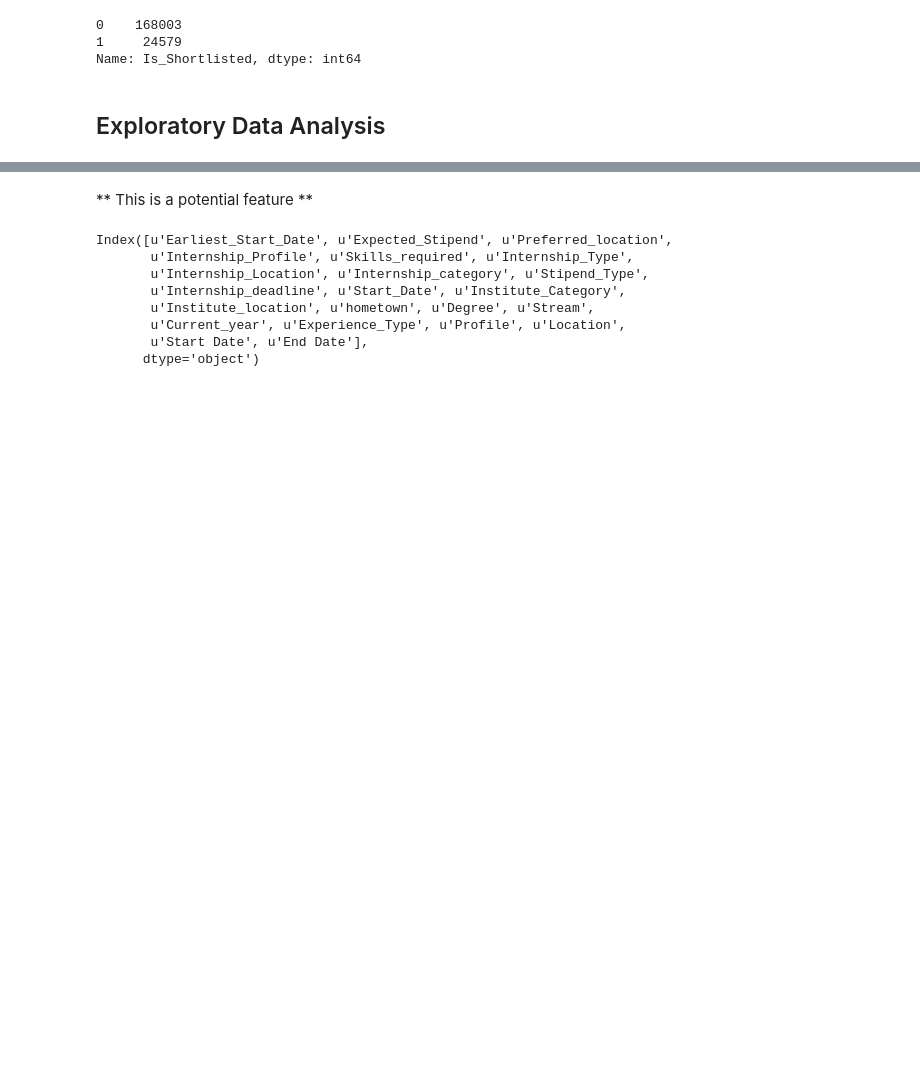
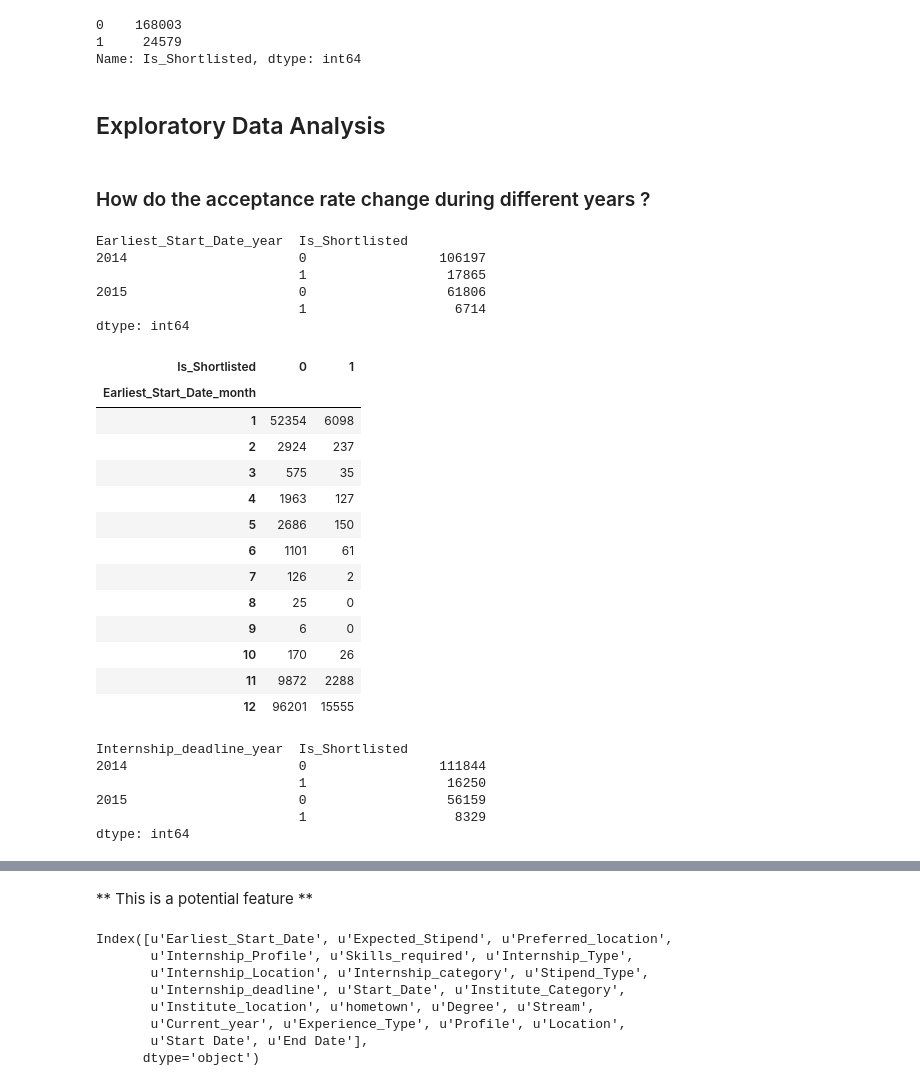
Before and after one commit to numb3r33/av-practice, a Jupyter notebook: date-your_data/notebooks/Date_Your_Data - Exploratory Data Analysis.ipynb, the cells around one changed output, grey strips where cells are left out. Cells and saved outputs as stored; diff of their text form; code cells hidden in the pictures; blank space fills up the shorter version.

```diff
--- a/date-your_data/notebooks/Date_Your_Data - Exploratory Data Analysis.ipynb
+++ b/date-your_data/notebooks/Date_Your_Data - Exploratory Data Analysis.ipynb
@@ -13,8 +13,8 @@ warnings.filterwarnings('ignore')
 date_columns = ['Internship_deadline', 'Earliest_Start_Date', 'Start Date',
                 'End Date', 'Start_Date']
 
-train_merged = pd.read_csv('../data/train_merged.csv')
-test_merged = pd.read_csv('../data/test_merged.csv')
+train_merged = pd.read_csv('../data/train_merged.csv', parse_dates=date_columns)
+test_merged = pd.read_csv('../data/test_merged.csv', parse_dates=date_columns)
 # %% [markdown]
 ## Training dataset
 # %%
@@ -65,3 +65,40 @@ train_merged.loc[:, 'Internship_deadline_day'] = train_merged.Internship_deadlin
 test_merged.loc[:, 'Internship_deadline_year'] = test_merged.Internship_deadline.dt.year
 test_merged.loc[:, 'Internship_deadline_year'] = test_merged.Internship_deadline.dt.month
 test_merged.loc[:, 'Internship_deadline_year'] = test_merged.Internship_deadline.dt.day
+# %% [markdown]
+### How do the acceptance rate change during different years ?
+# %%
+train_merged.groupby(['Earliest_Start_Date_year', 'Is_Shortlisted']).size()
+# %% [output]
+Earliest_Start_Date_year  Is_Shortlisted
+2014                      0                 106197
+                          1                  17865
+2015                      0                  61806
+                          1                   6714
+dtype: int64
+# %%
+train_merged.groupby(['Earliest_Start_Date_month', 'Is_Shortlisted']).size().unstack(1).fillna(0)
+# %% [output]
+| Is_Shortlisted | 0 | 1 |
+| Earliest_Start_Date_month |  |  |
+| 1 | 52354 | 6098 |
+| 2 | 2924 | 237 |
+| 3 | 575 | 35 |
+| 4 | 1963 | 127 |
+| 5 | 2686 | 150 |
+| 6 | 1101 | 61 |
+| 7 | 126 | 2 |
+| 8 | 25 | 0 |
+| 9 | 6 | 0 |
+| 10 | 170 | 26 |
+| 11 | 9872 | 2288 |
+| 12 | 96201 | 15555 |
+# %%
+train_merged.groupby(['Internship_deadline_year', 'Is_Shortlisted']).size()
+# %% [output]
+Internship_deadline_year  Is_Shortlisted
+2014                      0                 111844
+                          1                  16250
+2015                      0                  56159
+                          1                   8329
+dtype: int64
```
Also changed, not shown: parts of 1 cell of this notebook, 1 other file.
